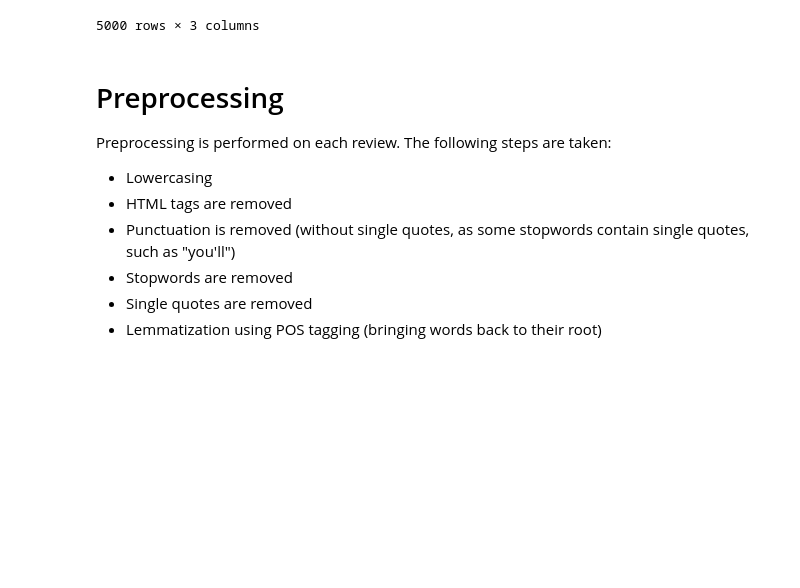
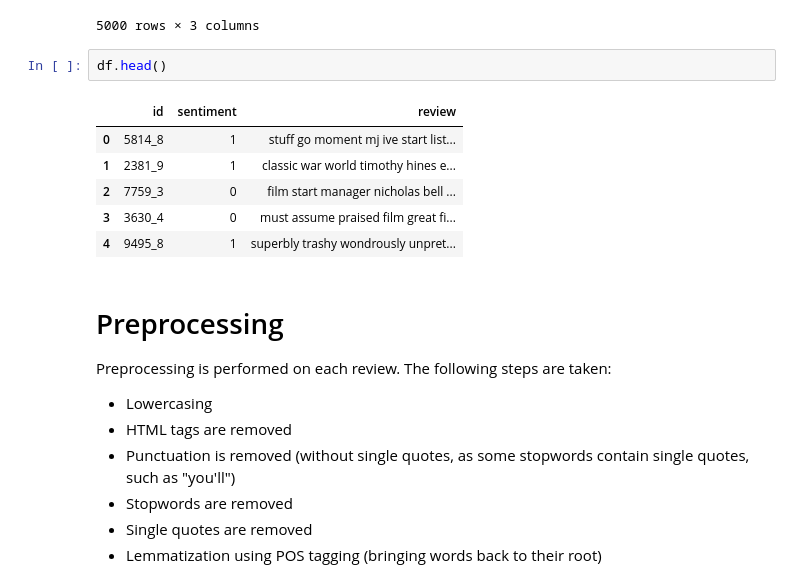
Before and after one commit to danielgg1/IMDB-Text-Clustering, a Jupyter notebook: report.ipynb, the cells around one changed output. Saved outputs shown, nothing was run; the diff lists cells and outputs as text; blank space fills up the shorter version.

```diff
--- a/report.ipynb
+++ b/report.ipynb
@@ -47,6 +49,15 @@ df
 | 4998 | 9669_9 | 1 | After reading the original play I... |
 | 4999 | 11216_7 | 1 | The story is extremely unique.It'... |
 5000 rows × 3 columns
+# %%
+df.head()
+# %% [output]
+|  | id | sentiment | review |
+| 0 | 5814_8 | 1 | stuff go moment mj ive start list... |
+| 1 | 2381_9 | 1 | classic war world timothy hines e... |
+| 2 | 7759_3 | 0 | film start manager nicholas bell ... |
+| 3 | 3630_4 | 0 | must assume praised film great fi... |
+| 4 | 9495_8 | 1 | superbly trashy wondrously unpret... |
 # %% [markdown]
 # Preprocessing
 Preprocessing is performed on each review. The following steps are taken:
```
Also changed, not shown: parts of 7 cells of this notebook.
